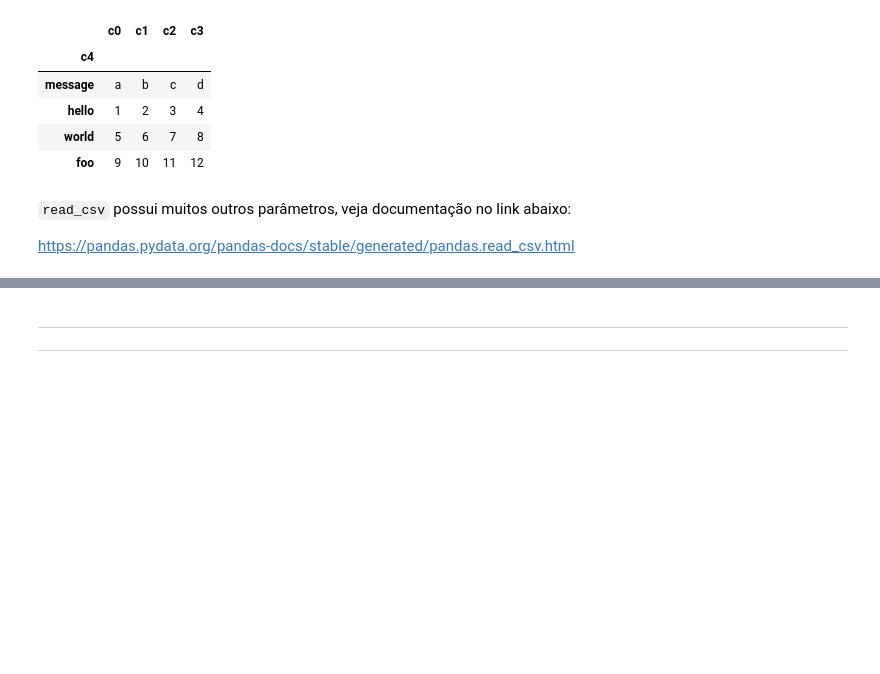
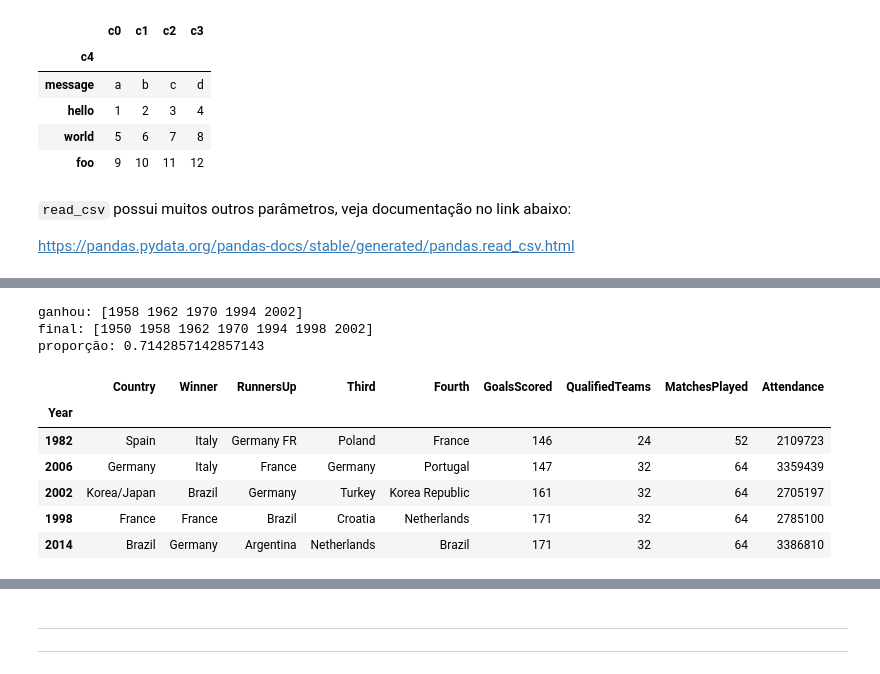
Before and after one commit to danielmf2/MBA-USP, a Jupyter notebook: Resumo - PCD.ipynb, the cells around one changed output, grey strips where cells are left out. Drawn from its saved outputs; the diff is of its cells as text; code cells hidden in the pictures; blank space fills up the shorter version.

```diff
--- a/Resumo - PCD.ipynb
+++ b/Resumo - PCD.ipynb
@@ -4222,0 +4279,31 @@ df.head()
+# %%
+# Anos que o Brazil ganhou, ganhou ou participou e a proporção
+
+# as buscas abaixo retornam um DataFrame contendo as linhas do DataFrame original onde a expressão booleana é verdadeira
+ganhou = copas.query('Winner == "Brazil"')
+participou = copas.query('Winner == "Brazil" | RunnersUp == "Brazil"')
+
+# para verificar somente os anos, podemos imprimir somente os rótulos dos DataFrames acima
+print('ganhou:', ganhou.index.values)    # anos em que o Brasil venceu
+print('final:', participou.index.values) # anos em que o Brasil disputou uma final
+
+print('proporção:', ganhou.shape[0] / participou.shape[0]) # para calcular a proporção de vitórias na final
+                                                   # basta dividirmos o número de vitórias na final
+                                                    # pelo número de disputas
+# %% [output]
+ganhou: [1958 1962 1970 1994 2002]
+final: [1950 1958 1962 1970 1994 1998 2002]
+proporção: 0.7142857142857143
+# %%
+# Copas com mais gols:
+
+copas_ordenado = copas.sort_values('GoalsScored') # ordenando o DataFrame com base na coluna 'GoalsScored'
+copas_ordenado.iloc[-5:]   # imprimindo as 5 copas com mais gols (são as 5 últimas linhas do DataFrame ordenado)
+# %% [output]
+|  | Country | Winner | RunnersUp | Third | Fourth | GoalsScored | QualifiedTeams | MatchesPlayed | Attendance |
+| Year |  |  |  |  |  |  |  |  |  |
+| 1982 | Spain | Italy | Germany FR | Poland | France | 146 | 24 | 52 | 2109723 |
+| 2006 | Germany | Italy | France | Germany | Portugal | 147 | 32 | 64 | 3359439 |
+| 2002 | Korea/Japan | Brazil | Germany | Turkey | Korea Republic | 161 | 32 | 64 | 2705197 |
+| 1998 | France | France | Brazil | Croatia | Netherlands | 171 | 32 | 64 | 2785100 |
+| 2014 | Brazil | Germany | Argentina | Netherlands | Brazil | 171 | 32 | 64 | 3386810 |
```
Also changed, not shown: parts of 109 cells of this notebook.
